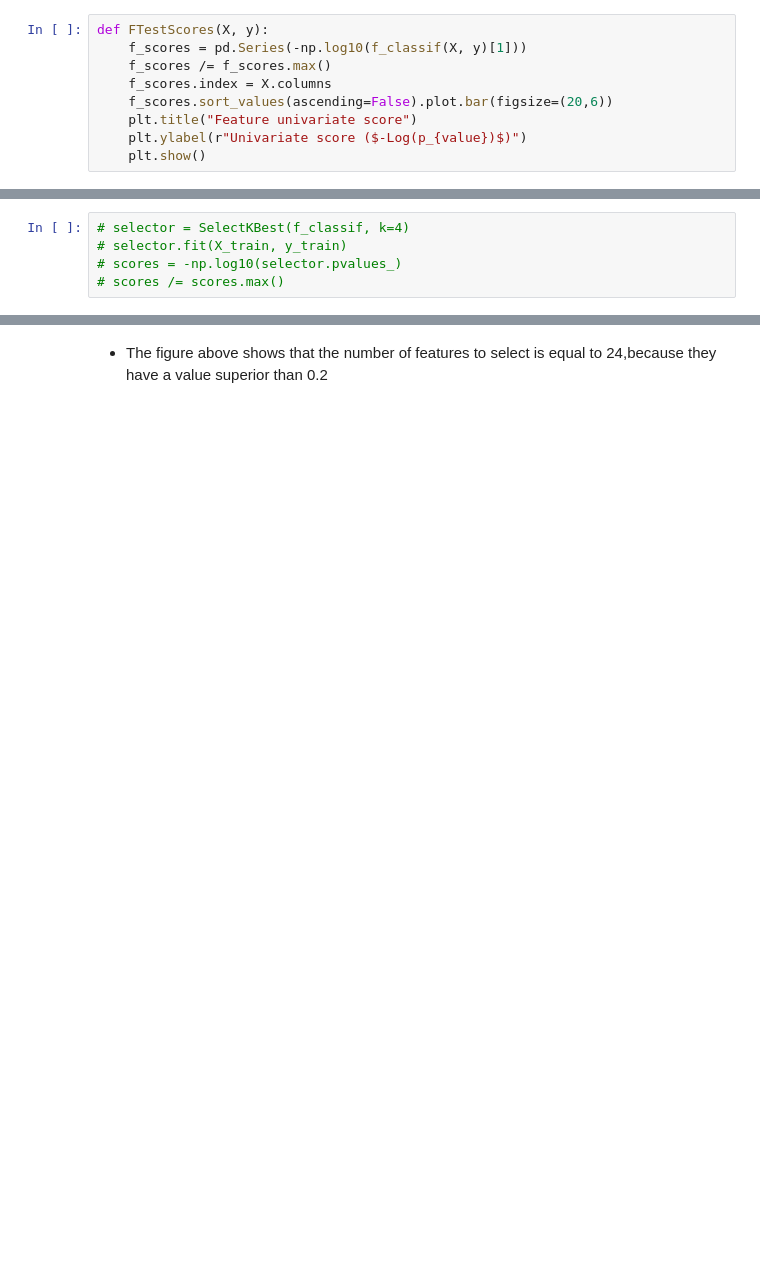
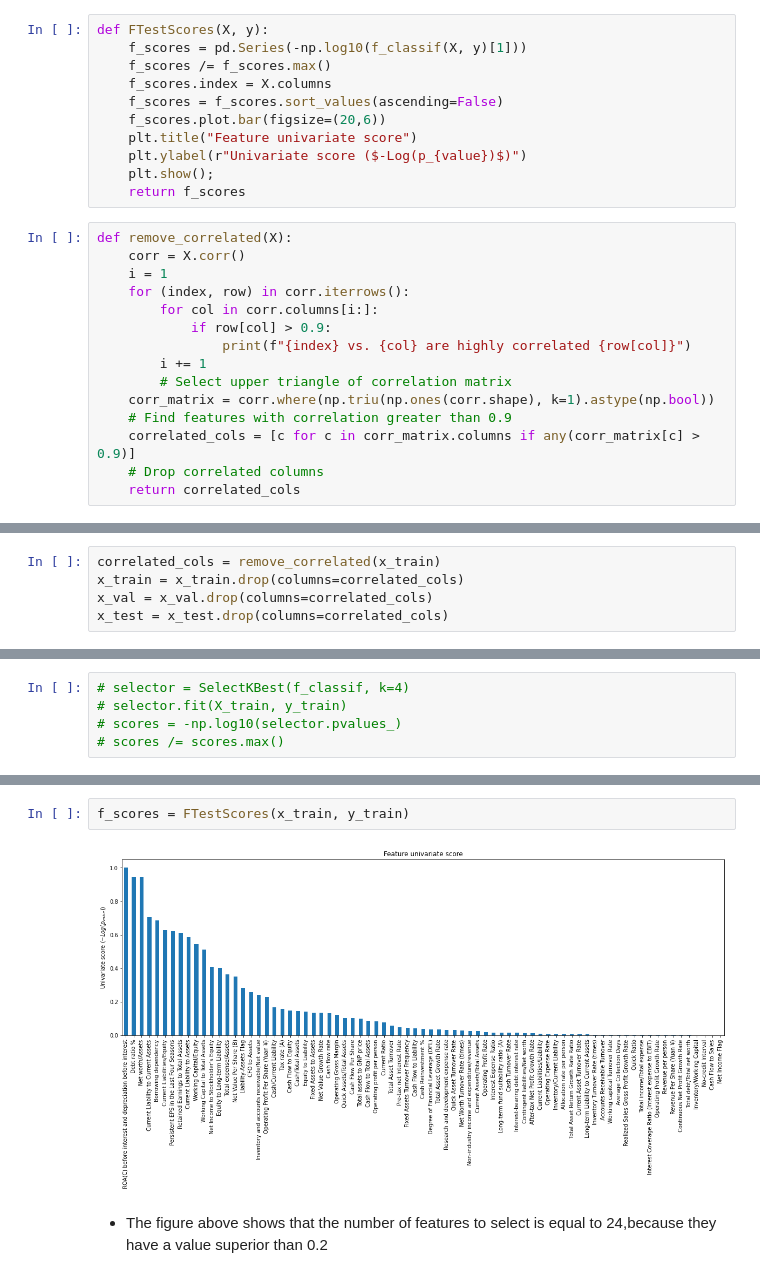
Before and after one commit to chungthuang/DeepLearning, a Jupyter notebook: Tuning.ipynb, the cells around one changed output, grey strips where cells are left out. Saved outputs shown, nothing was run; the diff lists cells and outputs as text; blank space fills up the shorter version.

```diff
--- a/Tuning.ipynb
+++ b/Tuning.ipynb
@@ -209,10 +213,27 @@ def FTestScores(X, y):
     f_scores = pd.Series(-np.log10(f_classif(X, y)[1]))
     f_scores /= f_scores.max()
     f_scores.index = X.columns
-    f_scores.sort_values(ascending=False).plot.bar(figsize=(20,6))
+    f_scores = f_scores.sort_values(ascending=False)
+    f_scores.plot.bar(figsize=(20,6))
     plt.title("Feature univariate score")
     plt.ylabel(r"Univariate score ($-Log(p_{value})$)")
-    plt.show()
+    plt.show();
+    return f_scores
+# %%
+def remove_correlated(X):
+    corr = X.corr()
+    i = 1
+    for (index, row) in corr.iterrows():
+        for col in corr.columns[i:]:
+            if row[col] > 0.9:
+                print(f"{index} vs. {col} are highly correlated {row[col]}")
+        i += 1
+        # Select upper triangle of correlation matrix
+    corr_matrix = corr.where(np.triu(np.ones(corr.shape), k=1).astype(np.bool))
+    # Find features with correlation greater than 0.9
+    correlated_cols = [c for c in corr_matrix.columns if any(corr_matrix[c] > 0.9)]
+    # Drop correlated columns
+    return correlated_cols
 # %%
 def f1(y_true, y_pred):
     y_pred = K.round(y_pred)
@@ -271,0 +446,5 @@ x_train, x_test, y_train, y_test = train_test_split(x_train, y_train, test_size
+# %%
+correlated_cols = remove_correlated(x_train)
+x_train = x_train.drop(columns=correlated_cols)
+x_val = x_val.drop(columns=correlated_cols)
+x_test = x_test.drop(columns=correlated_cols)
@@ -299,2 +555,6 @@ FTestScores(x_train, y_train)
+# %%
+f_scores = FTestScores(x_train, y_train)
+# %% [output]
+[figure, added]
 # %% [markdown]
 - The figure above shows that the number of features to select is equal to 24,because they have a value superior than 0.2
```
Also changed, not shown: parts of 97 cells of this notebook.
